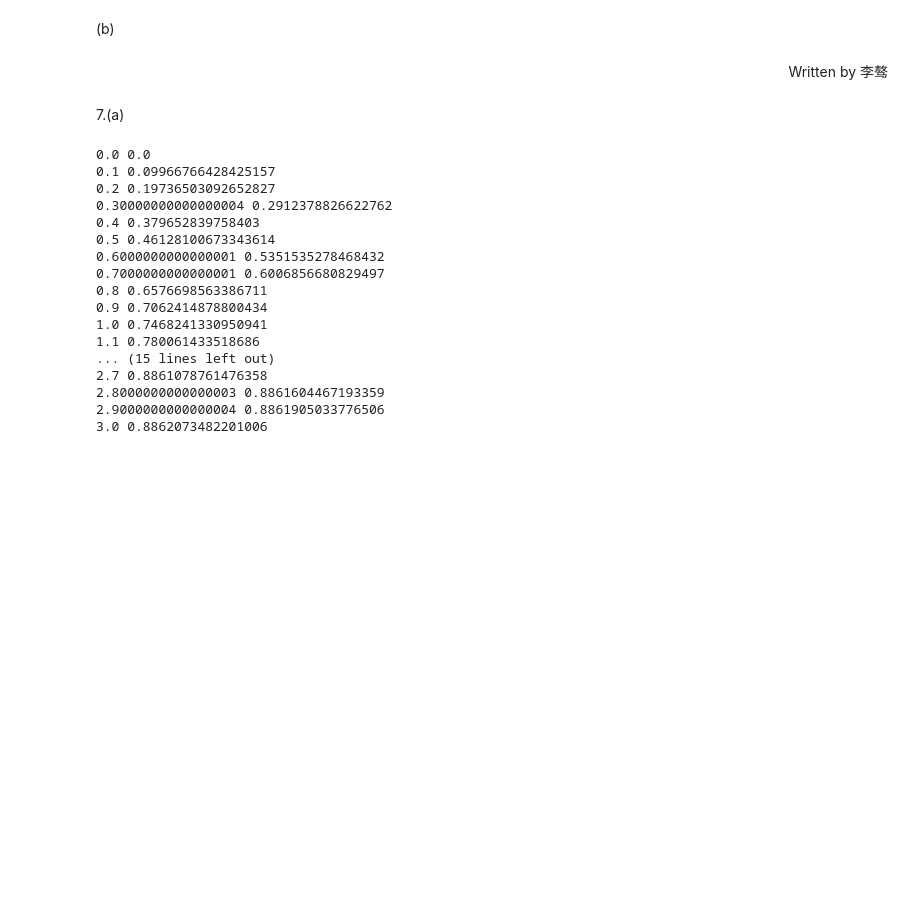
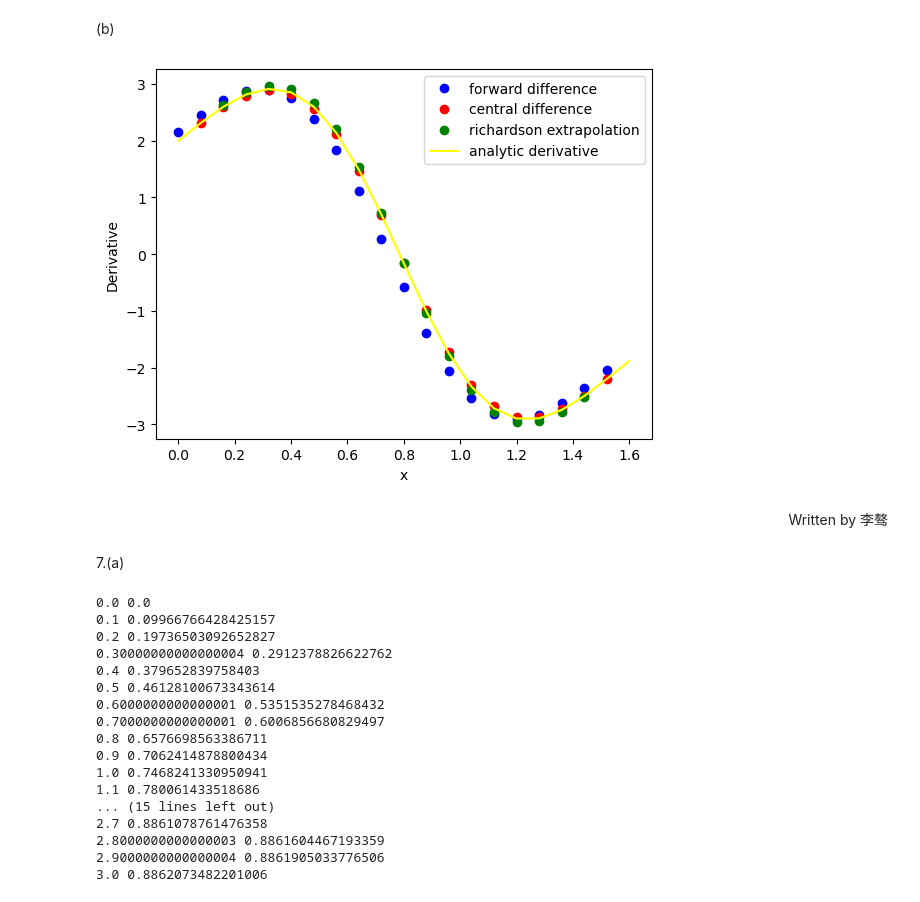
Before and after one commit to Liazulene/Fragile, a Jupyter notebook: A1/py1-ANSWER.ipynb, the cells around one changed output. Cells and saved outputs as stored; diff of their text form; code cells hidden in the pictures; blank space fills up the shorter version.

```diff
--- a/A1/py1-ANSWER.ipynb
+++ b/A1/py1-ANSWER.ipynb
@@ -167,10 +183,14 @@ plt.show()
 6.
 # %%
 import numpy as np
+import matplotlib.pyplot as plt
 from itertools import zip_longest
 
 def f(x):
     return np.exp(np.sin(2*x))
+
+def analytic_derivative(x):
+    return 2*np.cos(2*x)*np.exp(np.sin(2*x))
 
 x_list=np.arange(0,1.61,0.08)
 v_list=[]
@@ -241,5 +282,32 @@ for i in range(len(x_list)):
 # %% [markdown]
 (b)
+# %%
+central_diff_ex_2 = np.zeros(n)
+for i in range(2, n-2):
+    central_diff_ex_2[i] = (v_list[i+2] - v_list[i-2]) / (4*dx)
+
+central_diff_ex_2[:2] = [None,None]
+central_diff_ex_2[-2:] = [None,None]
+
+richardson_extrapolation = np.zeros(n)
+for i in range(2, n-2):
+     richardson_extrapolation[i] = 2*central_diff_ex[i] - central_diff_ex_2[i]
+
+richardson_extrapolation[:2] = [None,None]
+richardson_extrapolation[-2:] = [None,None]
+
+ana_list=analytic_derivative(x_list)
+
+plt.plot(x_list, forward_diff_ex, label='forward difference',marker='o',linestyle='', color='blue')
+plt.plot(x_list, central_diff_ex, label='central difference',marker='o',linestyle='', color='red')
+plt.plot(x_list, richardson_extrapolation, label='richardson extrapolation',marker='o',linestyle='', color='green')
+plt.plot(x_list, ana_list, label='analytic derivative',marker='',linestyle='-', color='yellow')
+plt.xlabel('x')
+plt.ylabel("Derivative")
+plt.legend()
+plt.show()
+# %% [output]
+[figure, added]
 # %% [markdown]
 <p align="right">Written by 李骜</p>
 # %% [markdown]
```
Also changed, not shown: parts of 4 cells of this notebook.
